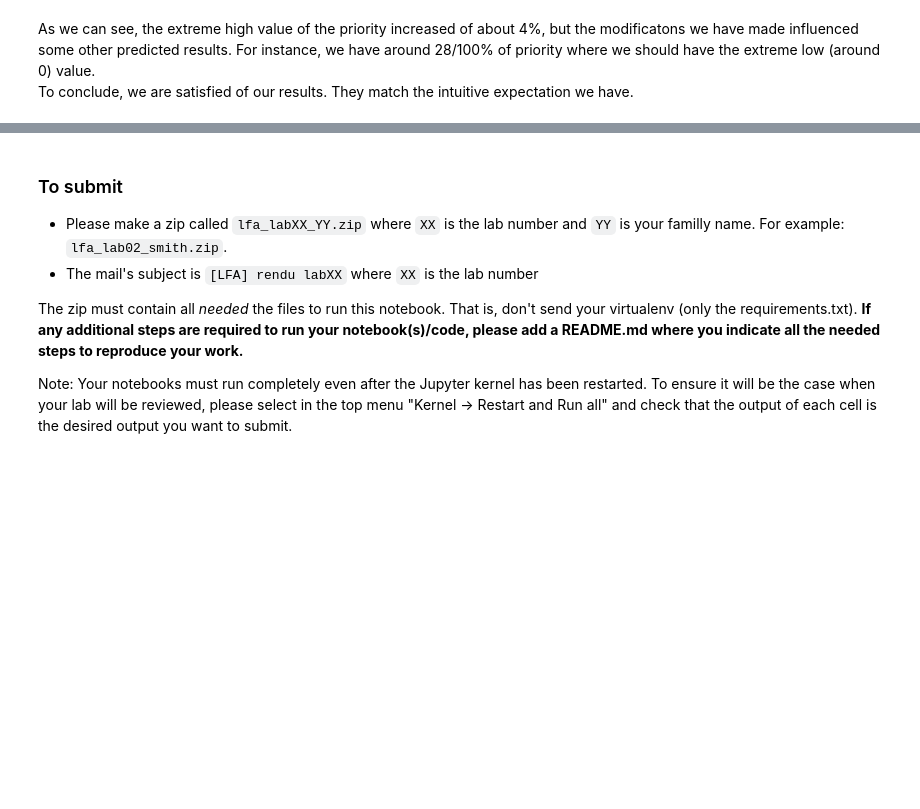
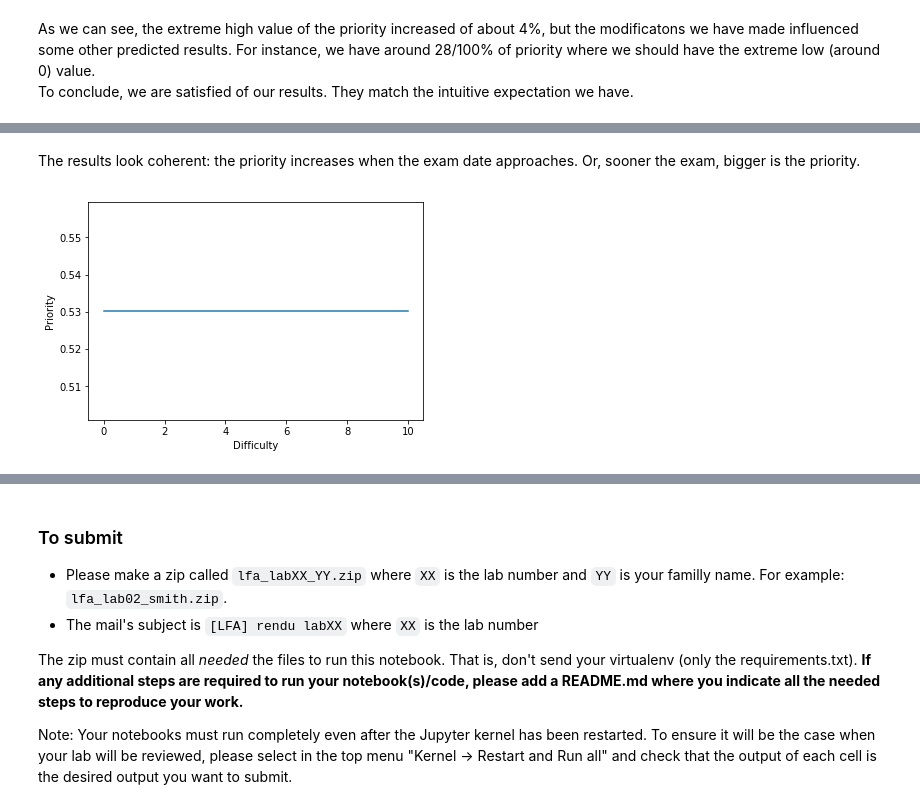
Before and after one commit to SachaKor/LFA-lab4, a Jupyter notebook: 040_exam_problem/000_exam_problem.ipynb, the cells around one changed output, grey strips where cells are left out. Drawn from its saved outputs; the diff is of its cells as text; code cells hidden in the pictures; blank space fills up the shorter version.

```diff
--- a/040_exam_problem/000_exam_problem.ipynb
+++ b/040_exam_problem/000_exam_problem.ipynb
@@ -491,0 +563,16 @@ To conclude, we are satisfied of our results. They match the intuitive expectati
+# %% [markdown]
+The results look coherent: the priority increases when the exam date approaches. Or, sooner the exam, bigger is the priority.
+# %%
+input_value = {'Difficulty': 8, 'Importance': 4, "RemainingWork": 30, "TimeToExam": 30}
+difficulty = range(11)
+predicted_values = []
+for d in difficulty:
+    input_value['Difficulty'] = d
+    pred_val = fis.predict(input_value)
+    predicted_values.append(pred_val['Priority'])
+plt.plot(list(difficulty), predicted_values)
+plt.xlabel('Difficulty')
+plt.ylabel('Priority')
+plt.show()
+# %% [output]
+[figure, added]
```
Also changed, not shown: parts of 13 cells of this notebook.
